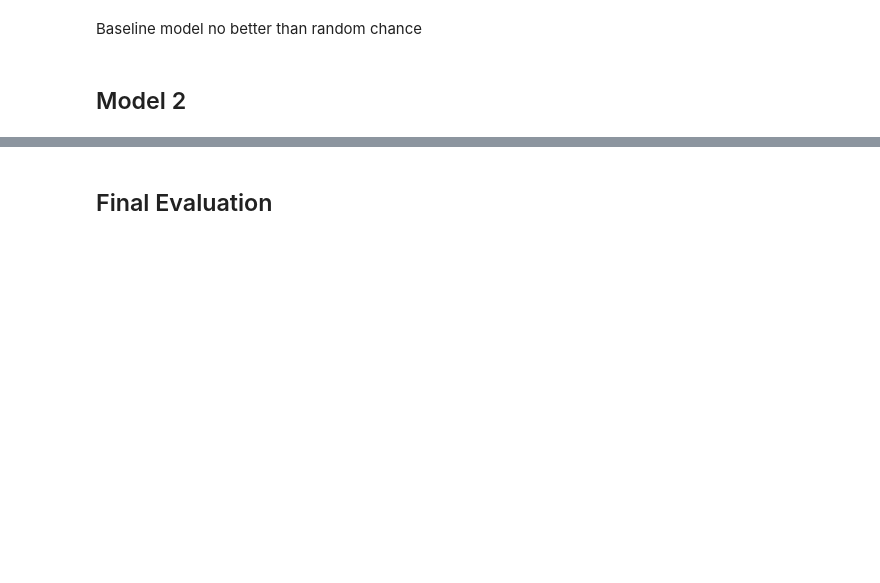
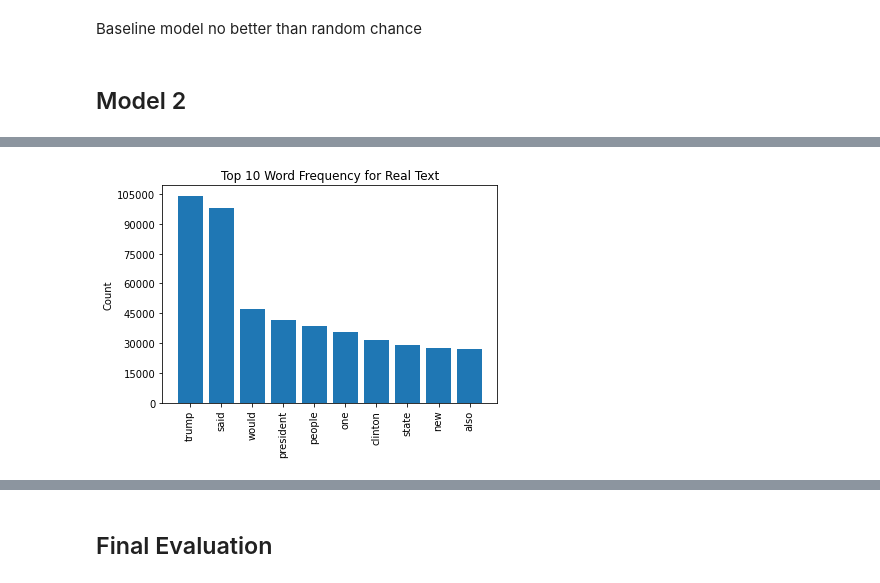
Before and after one commit to bentoler22/Phase_5_Project, a Jupyter notebook: Fake News Detection.ipynb, the cells around one changed output, grey strips where cells are left out. Saved outputs shown, nothing was run; the diff lists cells and outputs as text; code cells hidden in the pictures; blank space fills up the shorter version.

```diff
--- a/Fake News Detection.ipynb
+++ b/Fake News Detection.ipynb
@@ -289,0 +323,5 @@ Baseline model no better than random chance
+# %%
+nltk.download('stopwords', quiet=True)
+
+stopwords_list = stopwords.words('english')
+stopwords_list[:20]
@@ -289,0 +349,18 @@ Baseline model no better than random chance
+# %%
+def remove_stopwords(token_list):
+    """
+    Given a list of tokens, return a list where the tokens
+    that are also present in stopwords_list have been
+    removed
+    """
+    stopwords_removed = [token for token in token_list if token not in stopwords_list]
+    return stopwords_removed
+# %%
+X_train["text_without_stopwords"] = X_train["tokenized"].apply(remove_stopwords)
+# %%
+X_train["label"] = [y_train[val] for val in X_train.index]
+# %%
+true_freq_dist = FreqDist(X_train.loc[X_train.label == '0', 'text_without_stopwords'].explode())
+visualize_top_10(true_freq_dist, "Top 10 Word Frequency for Real Text")
+# %% [output]
+[figure, added]
```
Also changed, not shown: parts of 29 cells of this notebook.
